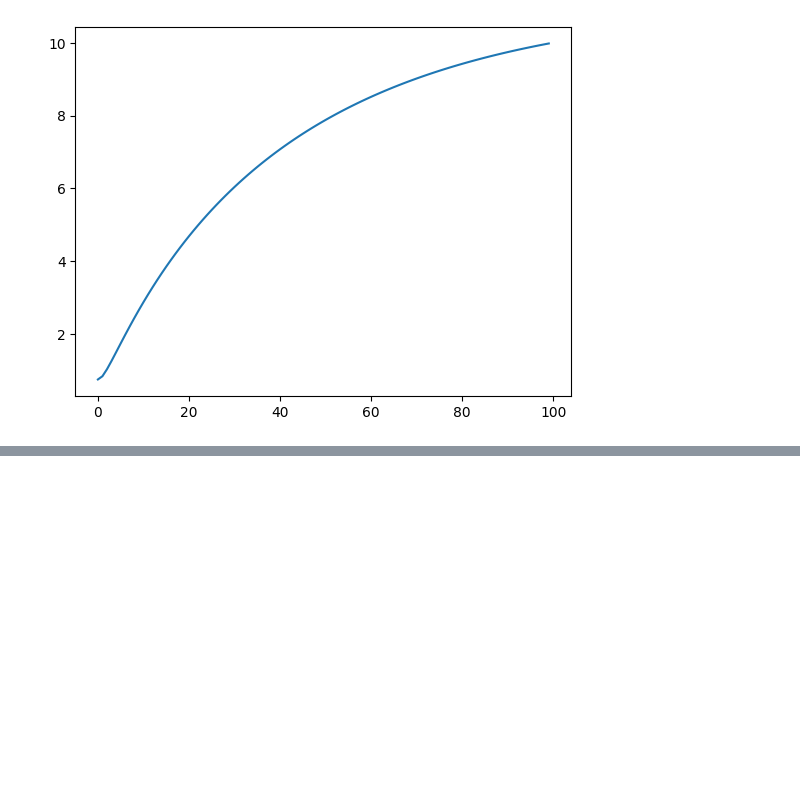
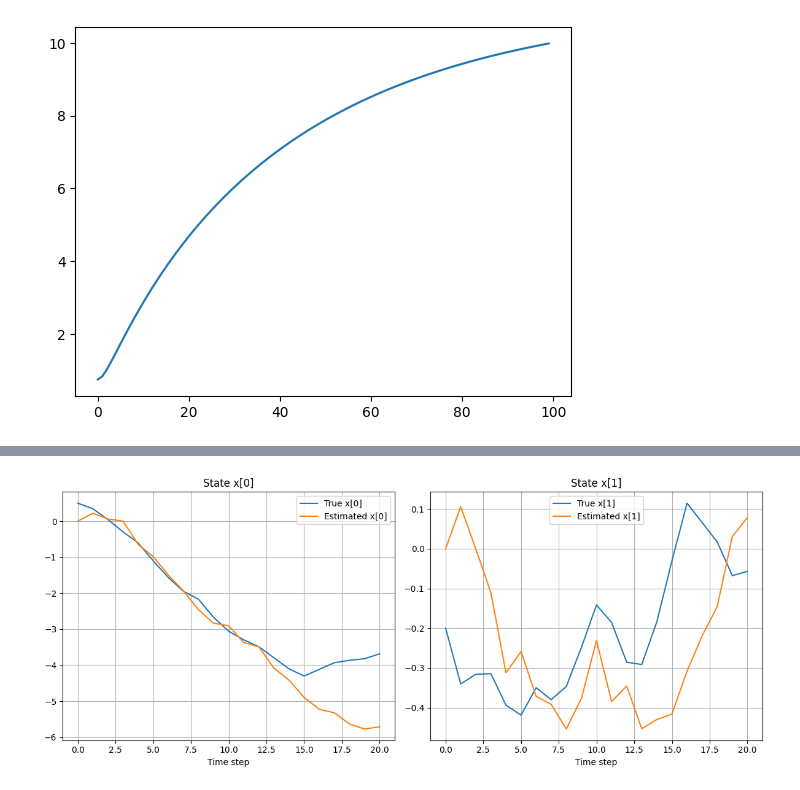
Before and after one commit to PatrikValabek/offset-free-koopman-mpc, a Jupyter notebook: playground.ipynb, the cells around one changed output, grey strips where cells are left out. Cells and saved outputs as stored; diff of their text form; code cells hidden in the pictures; blank space fills up the shorter version.

```diff
--- a/playground.ipynb
+++ b/playground.ipynb
@@ -140,0 +210,92 @@ df["h2"].plot()
+# %%
+import numpy as np
+import matplotlib.pyplot as plt
+
+# System dimensions
+n = 2  # state dimension
+m = 1  # input dimension
+p = 2  # measurement dimension
+
+# Linear system matrices (constant)
+A = np.array([[1.0, 1.0],
+              [0.0, 1.0]])
+B = np.array([[0.0],
+              [1.0]])
+
+# Nonlinear measurement function
+def h(x):
+    return np.array([
+        np.sin(x[0]),
+        np.log1p(np.abs(x[1]))
+    ])
+
+# Jacobian of h(x)
+def evaluate_jacobian_h(x):
+    H = np.zeros((2, len(x)))
+    H[0, 0] = np.cos(x[0])
+    H[1, 1] = 1 / (1 + np.abs(x[1])) * np.sign(x[1]) if x[1] != 0 else 0
+    return H
+
+# Simulation parameters
+T = 20  # number of steps
+x_true = np.zeros((n, T+1))
+x_est = np.zeros((n, T+1))
+P_est = np.zeros((n, n, T+1))
+y_meas = np.zeros((p, T))
+u_seq = np.zeros((m, T))  # constant zero input
+
+# Initial state and covariance
+x_true[:, 0] = np.array([0.5, -0.2])
+x_est[:, 0] = np.array([0.0, 0.0])
+P_est[:, :, 0] = np.eye(n) * 0.1
+
+# Noise covariances
+Q = np.eye(n) * 0.01  # process noise
+R = np.eye(p) * 0.05  # measurement noise
+
+# Simulate and apply EKF
+for k in range(T):
+    # --- Simulate true system ---
+    w_k = np.random.multivariate_normal(np.zeros(n), Q)
+    x_true[:, k+1] = A @ x_true[:, k] + B @ u_seq[:, k] + w_k
+
+    # --- Generate noisy measurement ---
+    v_k = np.random.multivariate_normal(np.zeros(p), R)
+    y_meas[:, k] = h(x_true[:, k+1]) + v_k
+
+    # --- EKF Predict ---
+    x_pred = A @ x_est[:, k] + B @ u_seq[:, k]
+    P_pred = A @ P_est[:, :, k] @ A.T + Q
+
+    # --- EKF Update ---
+    H = evaluate_jacobian_h(x_pred)
+    y_pred = h(x_pred)
+    S = H @ P_pred @ H.T + R
+    K = P_pred @ H.T @ np.linalg.inv(S)
+    x_est[:, k+1] = x_pred + K @ (y_meas[:, k] - y_pred)
+    P_est[:, :, k+1] = (np.eye(n) - K @ H) @ P_pred
+
+# --- Plot results ---
+time = np.arange(T+1)
+plt.figure(figsize=(12, 5))
+
+plt.subplot(1, 2, 1)
+plt.plot(time, x_true[0], label="True x[0]")
+plt.plot(time, x_est[0], label="Estimated x[0]")
+plt.title("State x[0]")
+plt.xlabel("Time step")
+plt.legend()
+plt.grid(True)
+
+plt.subplot(1, 2, 2)
+plt.plot(time, x_true[1], label="True x[1]")
+plt.plot(time, x_est[1], label="Estimated x[1]")
+plt.title("State x[1]")
+plt.xlabel("Time step")
+plt.legend()
+plt.grid(True)
+
+plt.tight_layout()
+plt.show()
+# %% [output]
+[figure, added]
```
Also changed, not shown: parts of 2 cells of this notebook, 8 other files.
